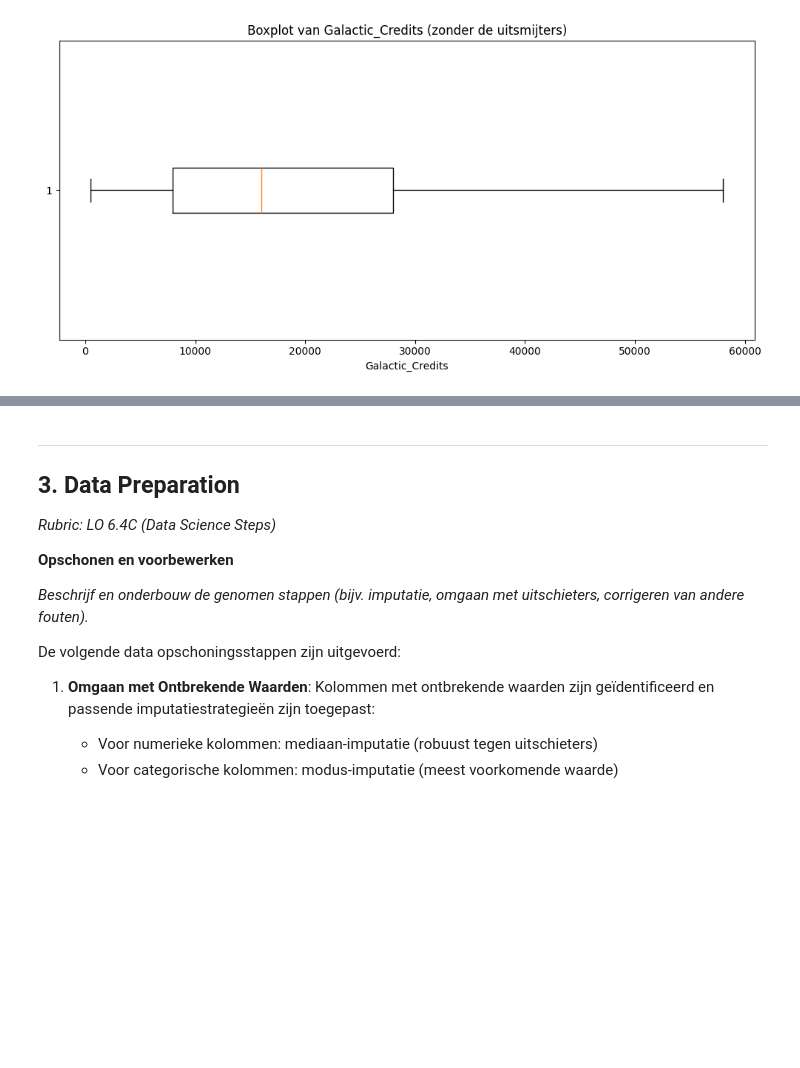
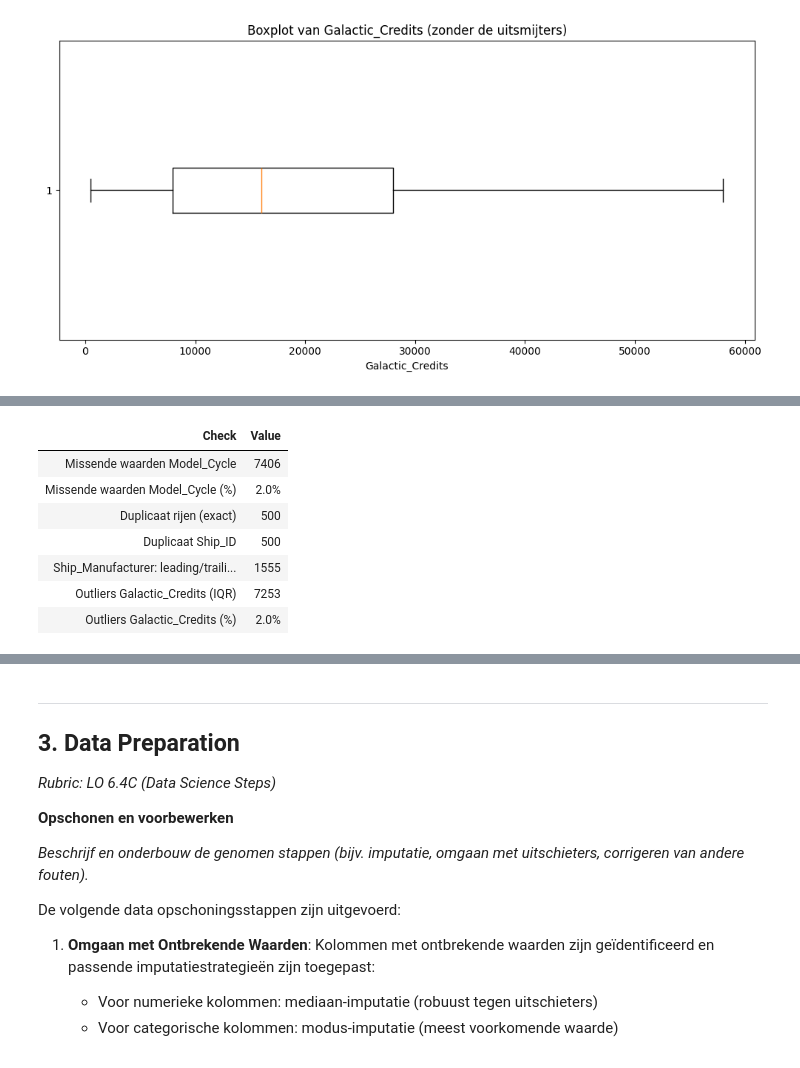
Before and after one commit to AchrafEAE/DDD, a Jupyter notebook: Iteratie1.ipynb, the cells around one changed output, grey strips where cells are left out. Saved outputs shown, nothing was run; the diff lists cells and outputs as text; code cells hidden in the pictures; blank space fills up the shorter version.

```diff
--- a/Iteratie1.ipynb
+++ b/Iteratie1.ipynb
@@ -214,0 +304,62 @@ De boxplot (zonder de uitschieters) laat een rechts‑scheve verdeling zien: de
+# %%
+# Data quality checks: duplicates, typo-proxy en outliers
+
+duplicate_rows = int(df.duplicated().sum())
+duplicate_ship_id = int(df["Ship_ID"].duplicated().sum())
+missing_model_cycle = int(df["Model_Cycle"].isna().sum())
+missing_model_cycle_pct = round(df["Model_Cycle"].isna().mean() * 100, 2)
+
+# Typo-proxy check: extra spaties in categorische waarden
+manufacturer = df["Ship_Manufacturer"].dropna().astype(str)
+manufacturer_spaces = int((manufacturer != manufacturer.str.strip()).sum())
+
+# IQR-outliers in target
+credits = df["Galactic_Credits"].dropna()
+q1 = credits.quantile(0.25)
+q3 = credits.quantile(0.75)
+iqr = q3 - q1
+lower_bound = q1 - 1.5 * iqr
+upper_bound = q3 + 1.5 * iqr
+outlier_count = int(((credits < lower_bound) | (credits > upper_bound)).sum())
+outlier_pct = round((outlier_count / len(credits)) * 100, 2)
+
+quality_df = pd.DataFrame(
+    {
+        "Check": [
+            "Missende waarden Model_Cycle",
+            "Missende waarden Model_Cycle (%)",
+            "Duplicaat rijen (exact)",
+            "Duplicaat Ship_ID",
+            "Ship_Manufacturer: leading/trailing spaces",
+            "Outliers Galactic_Credits (IQR)",
+            "Outliers Galactic_Credits (%)",
+        ],
+        "Value": [
+            missing_model_cycle,
+            missing_model_cycle_pct,
+            duplicate_rows,
+            duplicate_ship_id,
+            manufacturer_spaces,
+            outlier_count,
+            outlier_pct,
+        ],
+    }
+)
+
+# Alleen percentages op 1 decimaal, overige waarden als hele getallen
+pct_rows = quality_df.index[quality_df["Check"].str.contains(r"\(\%\)")]
+count_rows = quality_df.index.difference(pct_rows)
+
+quality_df.style \
+    .format("{:.0f}", subset=(count_rows, ["Value"])) \
+    .format("{:.1f}%", subset=(pct_rows, ["Value"])) \
+    .hide(axis="index")
+# %% [output]
+| Check | Value |
+| Missende waarden Model_Cycle | 7406 |
+| Missende waarden Model_Cycle (%) | 2.0% |
+| Duplicaat rijen (exact) | 500 |
+| Duplicaat Ship_ID | 500 |
+| Ship_Manufacturer: leading/traili... | 1555 |
+| Outliers Galactic_Credits (IQR) | 7253 |
+| Outliers Galactic_Credits (%) | 2.0% |
```
Also changed, not shown: parts of 16 cells of this notebook.
